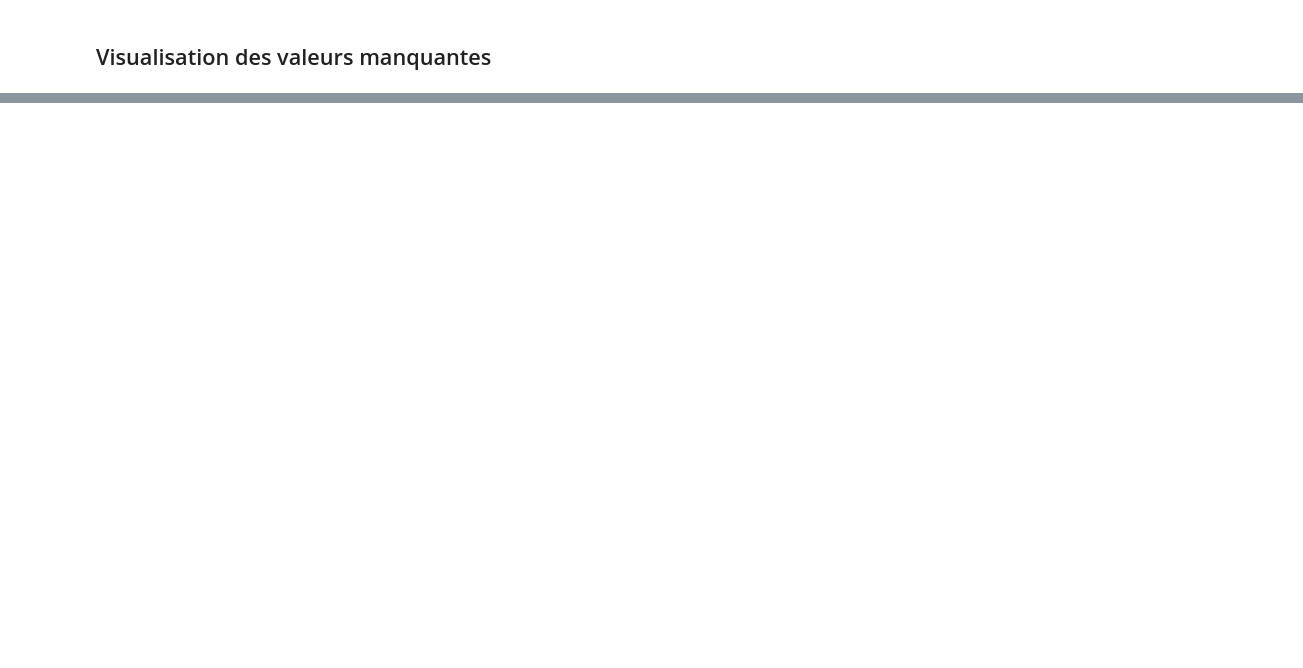
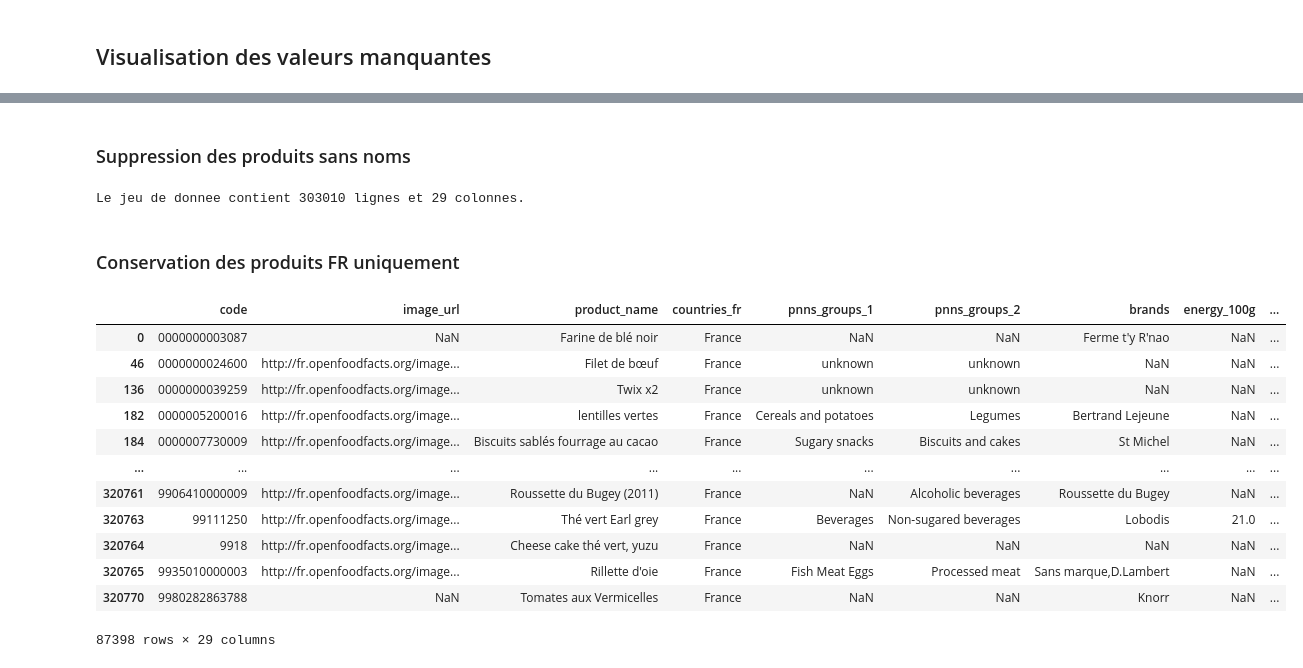
Before and after one commit to TheoChastrePradat/OC_DataScientist_P3, a Jupyter notebook: Projet_3/Script/OpenFoodFacts.ipynb, the cells around one changed output, grey strips where cells are left out. Saved outputs shown, nothing was run; the diff lists cells and outputs as text; code cells hidden in the pictures; blank space fills up the shorter version.

```diff
--- a/Projet_3/Script/OpenFoodFacts.ipynb
+++ b/Projet_3/Script/OpenFoodFacts.ipynb
@@ -581,0 +656,7 @@ plt.show()
+# %%
+for col in data_retained.columns.values:
+    if data_retained[col].dtype == 'object':
+        #print(data_retained[col].unique())
+        print('Colonne : ', col)
+        if len(data_retained[col].unique()) / len(data_retained[col]) < 0.5:
+            data_retained[col] = data_retained[col].astype('category')
@@ -581,0 +693,27 @@ plt.show()
+# %% [markdown]
+### Suppression des produits sans noms
+# %%
+data_retained.dropna(subset=['product_name'], inplace=True)
+# %%
+data_retained_shape = data_retained.shape
+print(f"Le jeu de donnee contient {data_retained_shape[0]} lignes et {data_retained_shape[1]} colonnes.")
+# %% [output]
+Le jeu de donnee contient 303010 lignes et 29 colonnes.
+# %% [markdown]
+### Conservation des produits FR uniquement
+# %%
+data_retained.loc[data_retained['countries_fr'] == 'France', :]
+# %% [output]
+|  | code | image_url | product_name | countries_fr | pnns_groups_1 | pnns_groups_2 | brands | energy_100g | ... |
+| 0 | 0000000003087 | NaN | Farine de blé noir | France | NaN | NaN | Ferme t'y R'nao | NaN | ... |
+| 46 | 0000000024600 | http://fr.openfoodfacts.org/image... | Filet de bœuf | France | unknown | unknown | NaN | NaN | ... |
+| 136 | 0000000039259 | http://fr.openfoodfacts.org/image... | Twix x2 | France | unknown | unknown | NaN | NaN | ... |
+| 182 | 0000005200016 | http://fr.openfoodfacts.org/image... | lentilles vertes | France | Cereals and potatoes | Legumes | Bertrand Lejeune | NaN | ... |
+| 184 | 0000007730009 | http://fr.openfoodfacts.org/image... | Biscuits sablés fourrage au cacao | France | Sugary snacks | Biscuits and cakes | St Michel | NaN | ... |
+| ... | ... | ... | ... | ... | ... | ... | ... | ... | ... |
+| 320761 | 9906410000009 | http://fr.openfoodfacts.org/image... | Roussette du Bugey (2011) | France | NaN | Alcoholic beverages | Roussette du Bugey | NaN | ... |
+| 320763 | 99111250 | http://fr.openfoodfacts.org/image... | Thé vert Earl grey | France | Beverages | Non-sugared beverages | Lobodis | 21.0 | ... |
+| 320764 | 9918 | http://fr.openfoodfacts.org/image... | Cheese cake thé vert, yuzu | France | NaN | NaN | NaN | NaN | ... |
+| 320765 | 9935010000003 | http://fr.openfoodfacts.org/image... | Rillette d'oie | France | Fish Meat Eggs | Processed meat | Sans marque,D.Lambert | NaN | ... |
+| 320770 | 9980282863788 | NaN | Tomates aux Vermicelles | France | NaN | NaN | Knorr | NaN | ... |
+87398 rows × 29 columns
```
Also changed, not shown: parts of 34 cells of this notebook.
